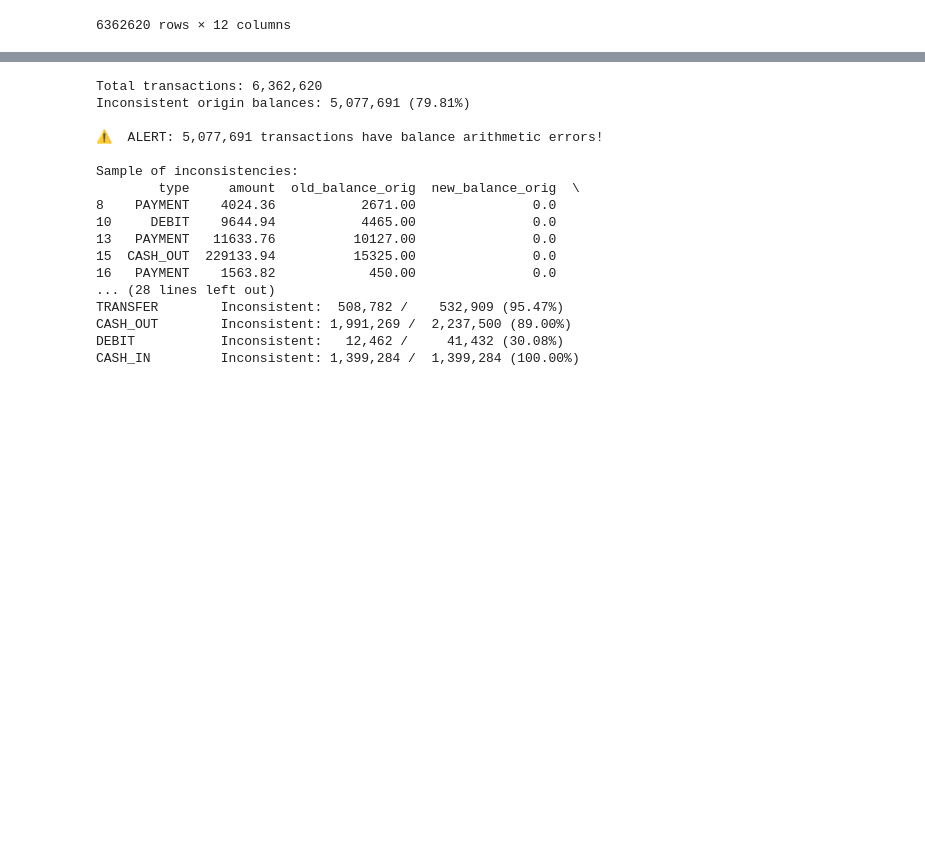
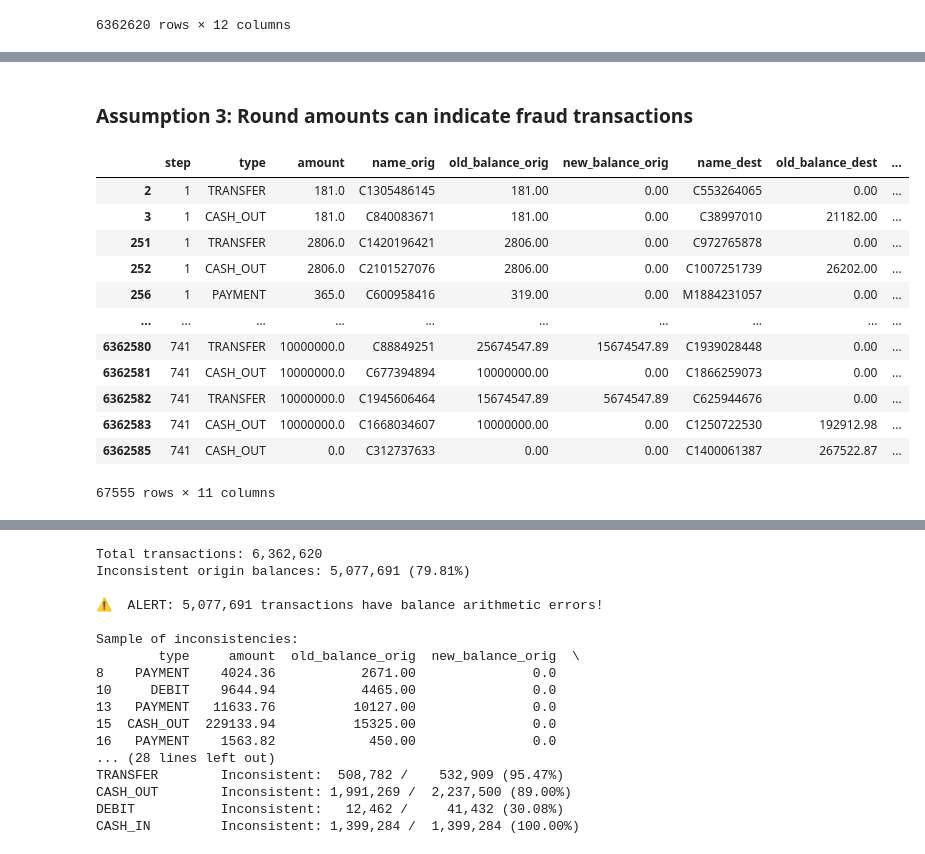
Before and after one commit to amaldu/fraud_detection, a Jupyter notebook: notebooks/00_data_quality.ipynb, the cells around one changed output, grey strips where cells are left out. Cells and saved outputs as stored; diff of their text form; code cells hidden in the pictures; blank space fills up the shorter version.

```diff
--- a/notebooks/00_data_quality.ipynb
+++ b/notebooks/00_data_quality.ipynb
@@ -333,0 +267,19 @@ subset_payments.query("is_fraud == 1")
+# %% [markdown]
+### Assumption 3: Round amounts can indicate fraud transactions
+# %%
+round_transactions = data.query("amount % 1 == 0")
+round_transactions
+# %% [output]
+|  | step | type | amount | name_orig | old_balance_orig | new_balance_orig | name_dest | old_balance_dest | ... |
+| 2 | 1 | TRANSFER | 181.0 | C1305486145 | 181.00 | 0.00 | C553264065 | 0.00 | ... |
+| 3 | 1 | CASH_OUT | 181.0 | C840083671 | 181.00 | 0.00 | C38997010 | 21182.00 | ... |
+| 251 | 1 | TRANSFER | 2806.0 | C1420196421 | 2806.00 | 0.00 | C972765878 | 0.00 | ... |
+| 252 | 1 | CASH_OUT | 2806.0 | C2101527076 | 2806.00 | 0.00 | C1007251739 | 26202.00 | ... |
+| 256 | 1 | PAYMENT | 365.0 | C600958416 | 319.00 | 0.00 | M1884231057 | 0.00 | ... |
+| ... | ... | ... | ... | ... | ... | ... | ... | ... | ... |
+| 6362580 | 741 | TRANSFER | 10000000.0 | C88849251 | 25674547.89 | 15674547.89 | C1939028448 | 0.00 | ... |
+| 6362581 | 741 | CASH_OUT | 10000000.0 | C677394894 | 10000000.00 | 0.00 | C1866259073 | 0.00 | ... |
+| 6362582 | 741 | TRANSFER | 10000000.0 | C1945606464 | 15674547.89 | 5674547.89 | C625944676 | 0.00 | ... |
+| 6362583 | 741 | CASH_OUT | 10000000.0 | C1668034607 | 10000000.00 | 0.00 | C1250722530 | 192912.98 | ... |
+| 6362585 | 741 | CASH_OUT | 0.0 | C312737633 | 0.00 | 0.00 | C1400061387 | 267522.87 | ... |
+67555 rows × 11 columns
```
Also changed, not shown: parts of 22 cells of this notebook.
